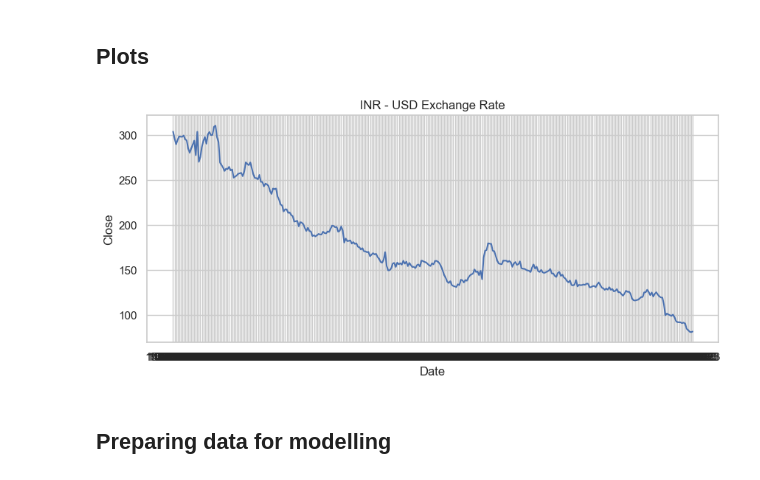
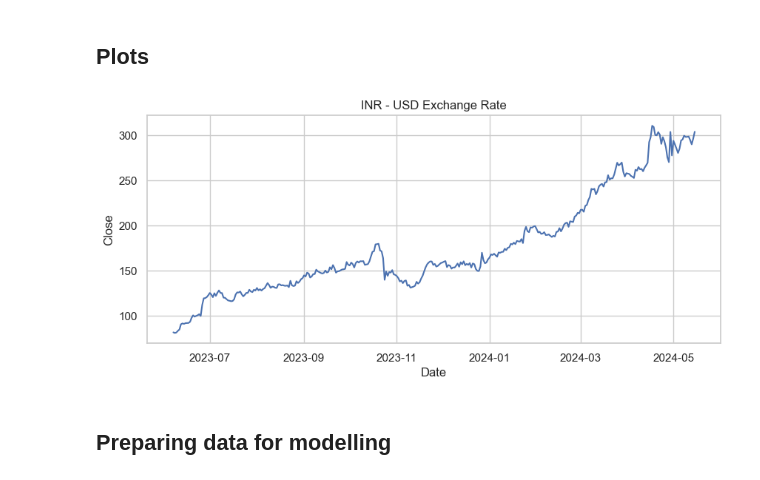
Before and after one commit to chevonnefernandes/Real-Time-Currency-Exchange-Prediction, a Jupyter notebook: main.ipynb, the cells around one changed output. Drawn from its saved outputs; the diff is of its cells as text; code cells hidden in the pictures.

```diff
--- a/main.ipynb
+++ b/main.ipynb
@@ -43,12 +45,10 @@ Data columns (total 5 columns):
  4   Close   344 non-null    float64
 dtypes: float64(4), object(1)
 memory usage: 13.6+ KB
-# %%
-# Convert 'Date' column to datetime data type
-df['date'] = pd.to_datetime(df['date'])
 # %% [markdown]
 ## Data preprocessing
 # %%
-# Convert 'Date' column to datetime if it exists
-if 'Date' in data.columns:
-    data['Date'] = pd.to_datetime(data['Date'])
+# Convert 'Date' column to datetime
+df['Date'] = pd.to_datetime(df['Date'], format='%d/%m/%Y')
+
+df.info()
@@ -57,18 +70,14 @@ if 'Date' in data.columns:
 # %%
 # Plotting show you the exchange rate
 plt.figure(figsize=(10, 4))
+plt.plot(df['Date'], df["Close"])
 plt.title("INR - USD Exchange Rate")
 plt.xlabel("Date")
 plt.ylabel("Close")
 
-plt.plot(data['Date'], data["Close"])
-
-# plt.plot(data["Close"])
-
-plt.grid(True)
 plt.show()
 # %% [output]
-[figure, old version]
+[figure, new version]
 # %% [markdown]
 ## Preparing data for modelling
 # %%
```
Also changed, not shown: parts of 8 cells of this notebook.
